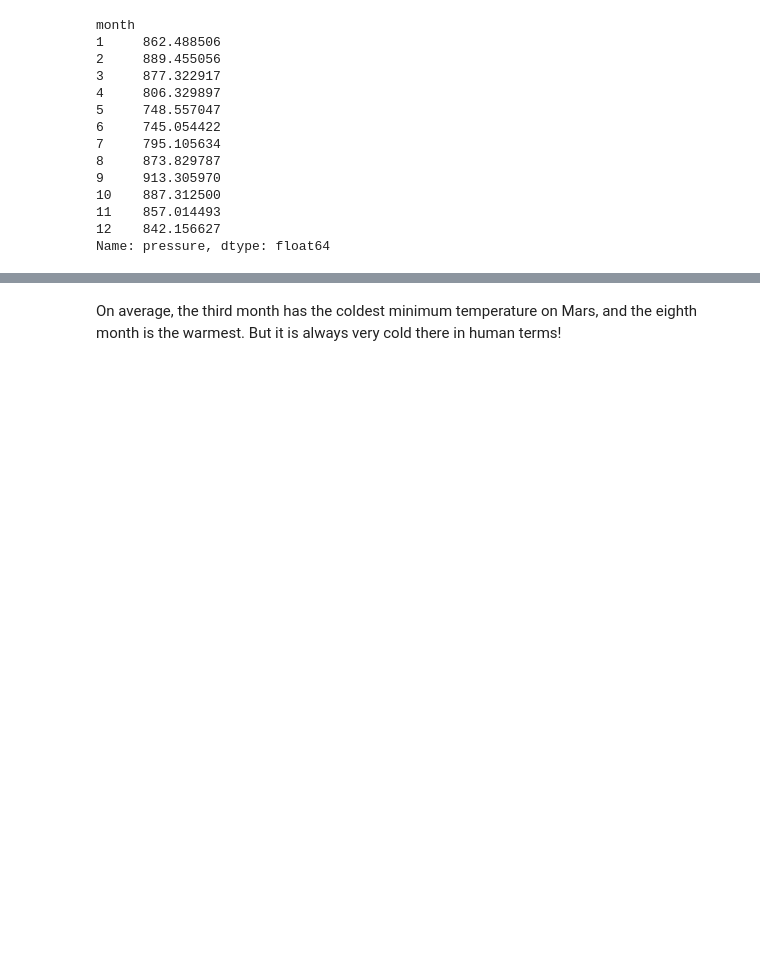
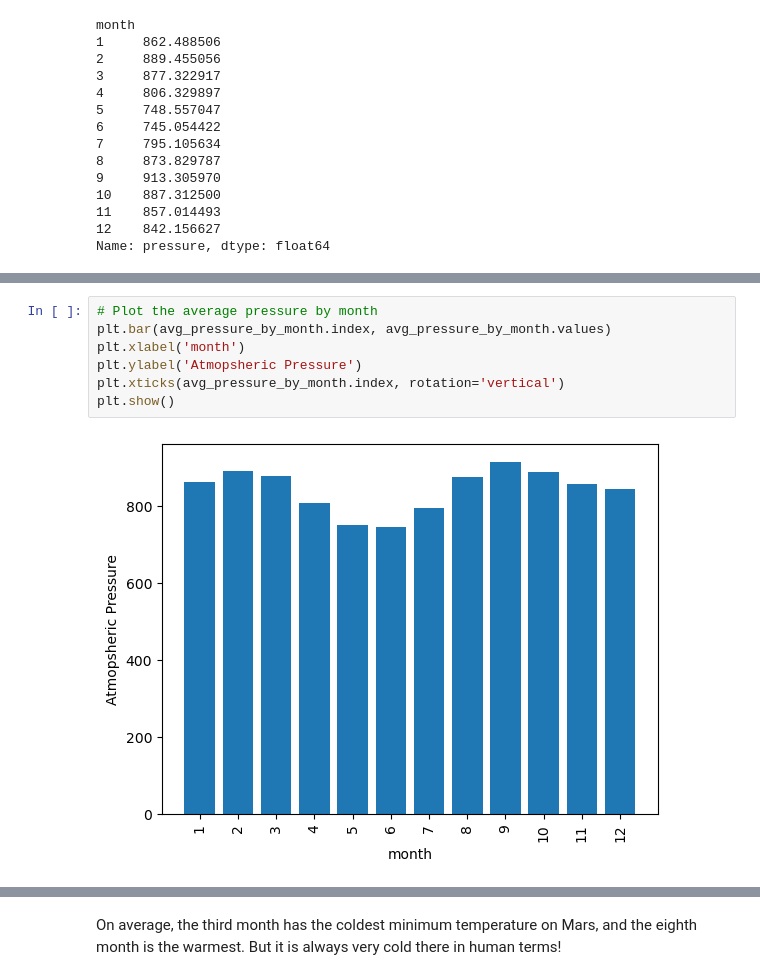
Before and after one commit to BrennanB572/module-11-challenge, a Jupyter notebook: part_2_mars_weather.ipynb, the cells around one changed output, grey strips where cells are left out. Cells and saved outputs as stored; diff of their text form; blank space fills up the shorter version.

```diff
--- a/part_2_mars_weather.ipynb
+++ b/part_2_mars_weather.ipynb
@@ -256,0 +249,9 @@ Name: pressure, dtype: float64
+# %%
+# Plot the average pressure by month
+plt.bar(avg_pressure_by_month.index, avg_pressure_by_month.values)
+plt.xlabel('month')
+plt.ylabel('Atmopsheric Pressure')
+plt.xticks(avg_pressure_by_month.index, rotation='vertical')
+plt.show()
+# %% [output]
+[figure, added]
```
Also changed, not shown: parts of 4 cells of this notebook, 1 other file.
